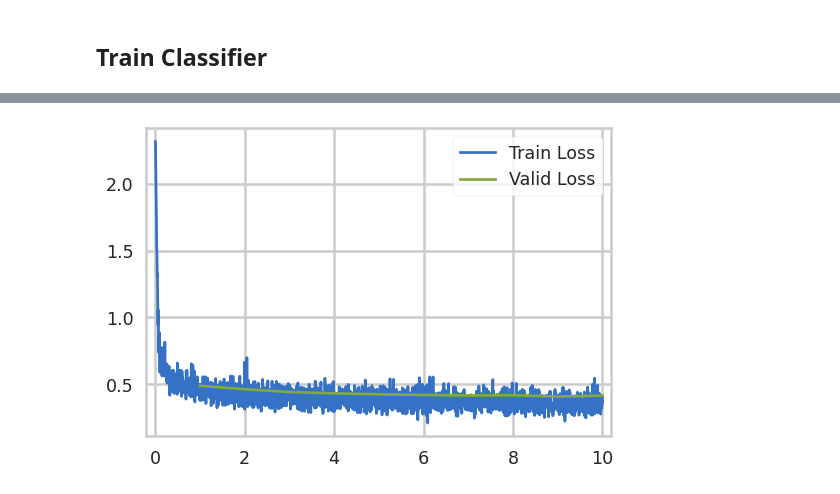
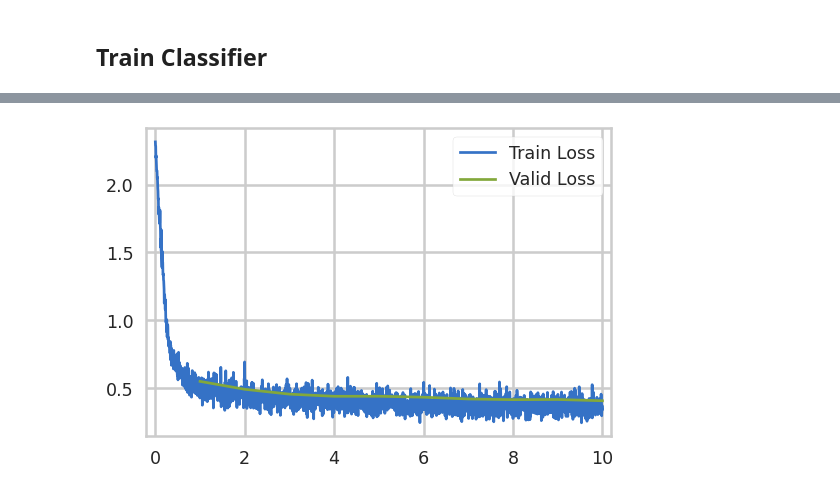
Before and after one commit to max-baum/cs152spring25, a Jupyter notebook: 06-Optimization/Optimization.ipynb, the cells around one changed output, grey strips where cells are left out. Saved outputs shown, nothing was run; the diff lists cells and outputs as text; code cells hidden in the pictures.

```diff
--- a/06-Optimization/Optimization.ipynb
+++ b/06-Optimization/Optimization.ipynb
@@ -211,8 +211,6 @@ Non-trainable params: 0
 # %%
 # Copying model creation here so that the model is recreated each time the cell is run
 model = NeuralNetwork(layer_sizes).to(device)
-
-t = 0
 
 #
 # @assignment Initializations code for momentum, RMSProp, and Adam
@@ -229,6 +227,11 @@ eps = 1e-08
 sq_grads = []
 for param in model.parameters():
     sq_grads.append(torch.zeros_like(param))
+
+# Adam parameters
+t = 0
+momentum_hats = 0
+sq_grad_hats = 0
 
 # A master bar for fancy output progress
 mb = master_bar(range(num_epochs))
@@ -319,8 +322,10 @@ for epoch in mb:
 
             for param, momentum, sq_grad in zip(model.parameters(), momentums, sq_grads):
                 momentum.set_(beta_m * momentum + (1 - beta_m) * param.grad)
+                momentum_hat = (momentum / (1 - beta_m**t))
                 sq_grad.set_(beta_g*sq_grad + (1 - beta_g) * (param.grad ** 2))
-                param -= learning_rate * (momentum / ((torch.sqrt(sq_grad)) + eps))
+                sq_grad_hat = (sq_grad / (1 - beta_g**t))
+                param -= learning_rate * (momentum_hat / ((torch.sqrt(sq_grad_hat)) + eps))
 
     #
     # Validation
@@ -393 +398 @@ for epoch in mb:
-[figure, old version]
+[figure, new version]
```
Also changed, not shown: parts of 1 cell of this notebook.
